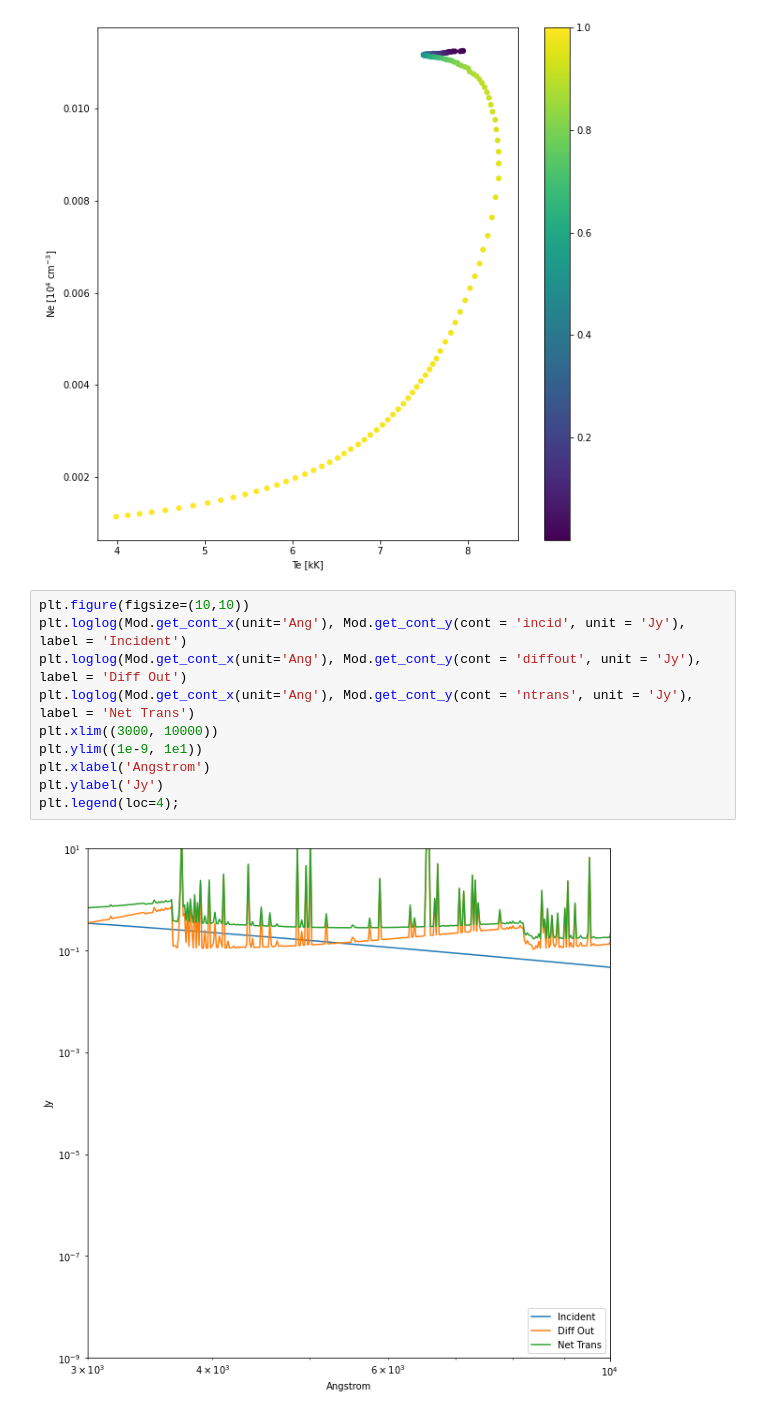
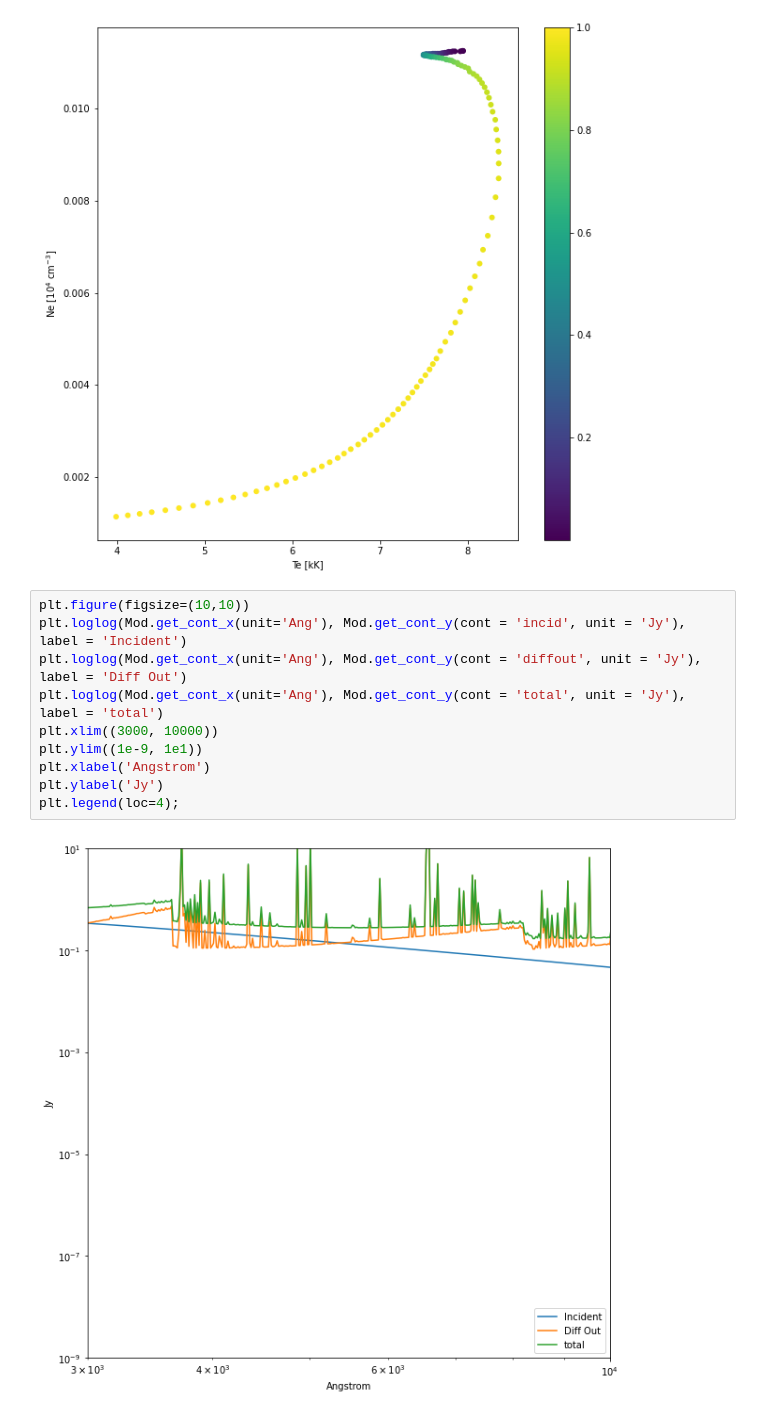
Before and after one commit to AngelGSoto/PNe-LAMOST, a Jupyter notebook: notebook/pyCloudy.ipynb, the cells around one changed output. Drawn from its saved outputs; the diff is of its cells as text.

```diff
--- a/notebook/pyCloudy.ipynb
+++ b/notebook/pyCloudy.ipynb
@@ -273,12 +274,12 @@ plt.ylabel(r'Ne [$10^4$ cm$^{-3}$]');
 # %%
 plt.figure(figsize=(10,10))
 plt.loglog(Mod.get_cont_x(unit='Ang'), Mod.get_cont_y(cont = 'incid', unit = 'Jy'), label = 'Incident')
 plt.loglog(Mod.get_cont_x(unit='Ang'), Mod.get_cont_y(cont = 'diffout', unit = 'Jy'), label = 'Diff Out')
-plt.loglog(Mod.get_cont_x(unit='Ang'), Mod.get_cont_y(cont = 'ntrans', unit = 'Jy'), label = 'Net Trans')
+plt.loglog(Mod.get_cont_x(unit='Ang'), Mod.get_cont_y(cont = 'total', unit = 'Jy'), label = 'total')
 plt.xlim((3000, 10000))
 plt.ylim((1e-9, 1e1))
 plt.xlabel('Angstrom')
 plt.ylabel('Jy')
 plt.legend(loc=4);
 # %% [output]
-[figure, old version]
+[figure, new version]
```
Also changed, not shown: parts of 1 cell of this notebook, 2 other files.
